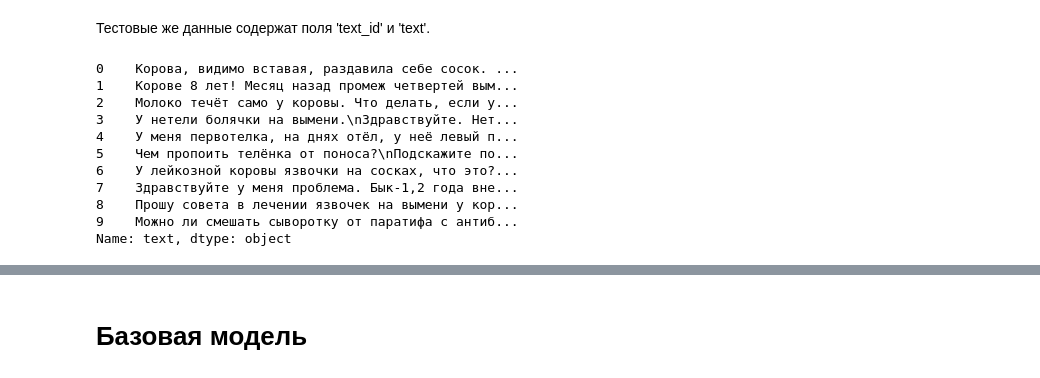
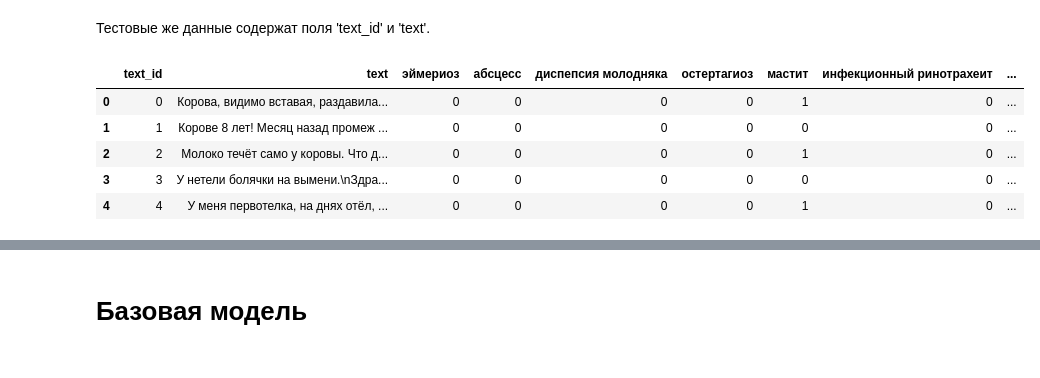
Before and after one commit to Zebrushka/AgroHackDS, a Jupyter notebook: Baseline.ipynb, the cells around one changed output, grey strips where cells are left out. Saved outputs shown, nothing was run; the diff lists cells and outputs as text; code cells hidden in the pictures.

```diff
--- a/Baseline.ipynb
+++ b/Baseline.ipynb
@@ -42,16 +45,11 @@ Requirement already satisfied: retrying>=1.3.3 in /usr/local/lib/python3.7/dist-
 train = pd.read_csv('/content/drive/MyDrive/Agrocode Hack/train.csv')
 test = pd.read_csv('/content/drive/MyDrive/Agrocode Hack/test.csv')
 # %%
-train['text'].head(10)
+train.head()
 # %% [output]
-0    Корова, видимо вставая, раздавила себе сосок. ...
-1    Корове 8 лет! Месяц назад промеж четвертей вым...
-2    Молоко течёт само у коровы. Что делать, если у...
-3    У нетели болячки на вымени.\nЗдравствуйте. Нет...
-4    У меня первотелка, на днях отёл, у неё левый п...
-5    Чем пропоить телёнка от поноса?\nПодскажите по...
-6    У лейкозной коровы язвочки на сосках, что это?...
-7    Здравствуйте у меня проблема. Бык-1,2 года вне...
-8    Прошу совета в лечении язвочек на вымени у кор...
-9    Можно ли смешать сыворотку от паратифа с антиб...
-Name: text, dtype: object
+|  | text_id | text | эймериоз | абсцесс | диспепсия молодняка | остертагиоз | мастит | инфекционный ринотрахеит | ... |
+| 0 | 0 | Корова, видимо вставая, раздавила... | 0 | 0 | 0 | 0 | 1 | 0 | ... |
+| 1 | 1 | Корове 8 лет! Месяц назад промеж ... | 0 | 0 | 0 | 0 | 0 | 0 | ... |
+| 2 | 2 | Молоко течёт само у коровы. Что д... | 0 | 0 | 0 | 0 | 1 | 0 | ... |
+| 3 | 3 | У нетели болячки на вымени.\nЗдра... | 0 | 0 | 0 | 0 | 0 | 0 | ... |
+| 4 | 4 | У меня первотелка, на днях отёл, ... | 0 | 0 | 0 | 0 | 1 | 0 | ... |
```
Also changed, not shown: parts of 43 cells of this notebook.
